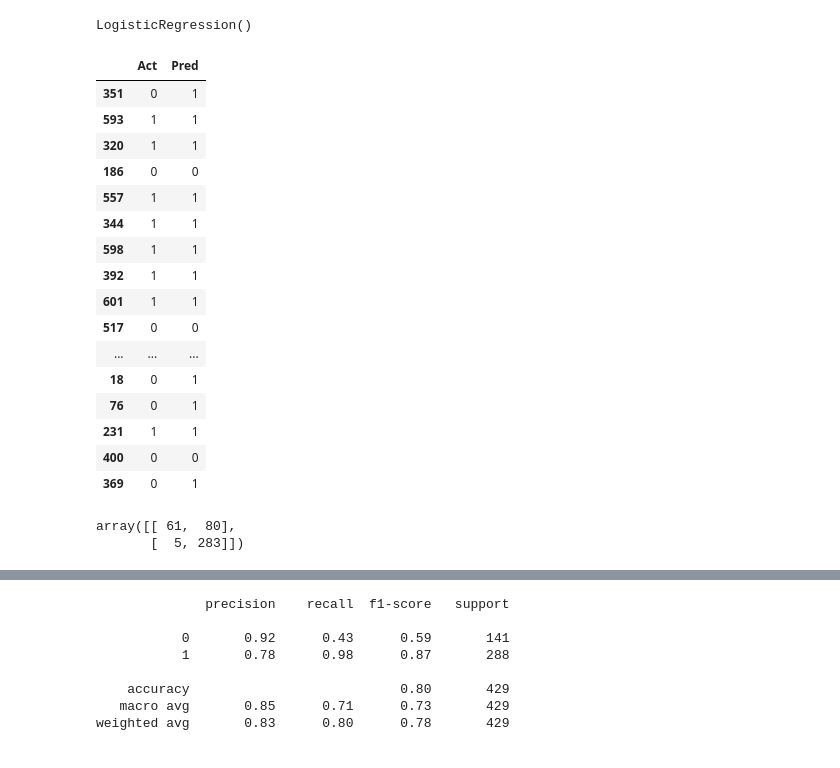
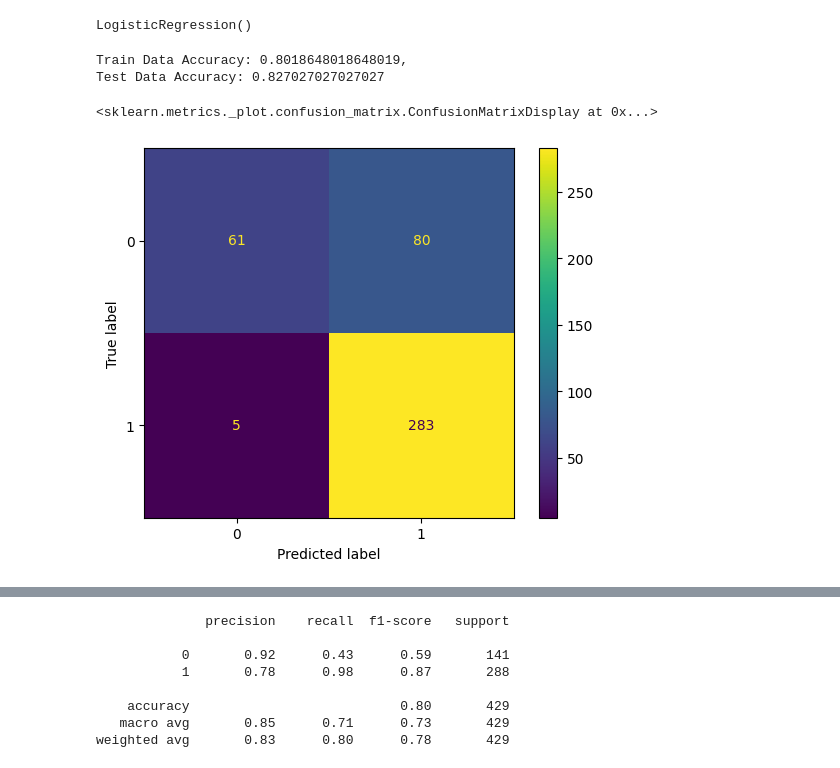
Before and after one commit to incognito-r/Hackathon, a Jupyter notebook: Predict Loan Eligibility/main.ipynb, the cells around one changed output, grey strips where cells are left out. Drawn from its saved outputs; the diff is of its cells as text; code cells hidden in the pictures.

```diff
--- a/Predict Loan Eligibility/main.ipynb
+++ b/Predict Loan Eligibility/main.ipynb
@@ -545,40 +543,31 @@ scaler.fit(x_train)
 # %% [output]
 StandardScaler()
 # %%
-x_train1=pd.DataFrame(scaler.transform(x_train), columns=x_train.columns)
-x_test1=pd.DataFrame(scaler.transform(x_test), columns=x_test.columns)
+x_train = pd.DataFrame(scaler.transform(x_train), columns=x_train.columns)
+x_test = pd.DataFrame(scaler.transform(x_test), columns=x_test.columns)
 # %%
 model = LogisticRegression()
-model.fit(x_train1, y_train)
+model.fit(x_train, y_train)
 # %% [output]
 LogisticRegression()
 # %%
 # Model Evaluation
-pred_train=model.predict(x_train1)
-pred_test=model.predict(x_test1)
+y_pred_train = model.predict(x_train)
+y_pred_test = model.predict(x_test)
-# %%
-pd.DataFrame({"Act":y_train,"Pred":pred_train}).head(20)
-# %% [output]
-|  | Act | Pred |
-| 351 | 0 | 1 |
-| 593 | 1 | 1 |
-| 320 | 1 | 1 |
-| 186 | 0 | 0 |
-| 557 | 1 | 1 |
-| 344 | 1 | 1 |
-| 598 | 1 | 1 |
-| 392 | 1 | 1 |
-| 601 | 1 | 1 |
-| 517 | 0 | 0 |
-| ... | ... | ... |
-| 18 | 0 | 1 |
-| 76 | 0 | 1 |
-| 231 | 1 | 1 |
-| 400 | 0 | 0 |
-| 369 | 0 | 1 |
-# %%
-# Confusion Matrix
-metrics.confusion_matrix(y_train, pred_train)
-# %% [output]
-array([[ 61,  80],
-       [  5, 283]])
+# %%
+# Accuracy
+train_accuracy = accuracy_score(y_train, pred_train)
+test_accuracy = accuracy_score(y_test, pred_test)
+
+print(f"Train Data Accuracy: {train_accuracy}, \nTest Data Accuracy: {test_accuracy}")
+# %% [output]
+Train Data Accuracy: 0.8018648018648019,
+Test Data Accuracy: 0.827027027027027
+# %%
+# Confusion Matrix
+cm_train = confusion_matrix(y_train, y_pred_train)
+cm_train_display = metrics.ConfusionMatrixDisplay(confusion_matrix = cm_train, display_labels = [0, 1],)
+cm_train_display.plot()
+# %% [output]
+<sklearn.metrics._plot.confusion_matrix.ConfusionMatrixDisplay at 0x...>
+[figure, added]
```
Also changed, not shown: parts of 5 cells of this notebook.
